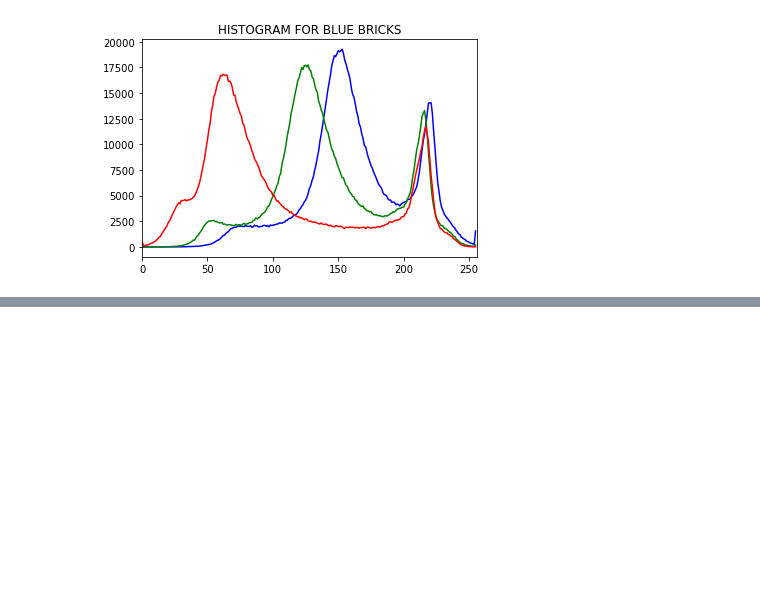
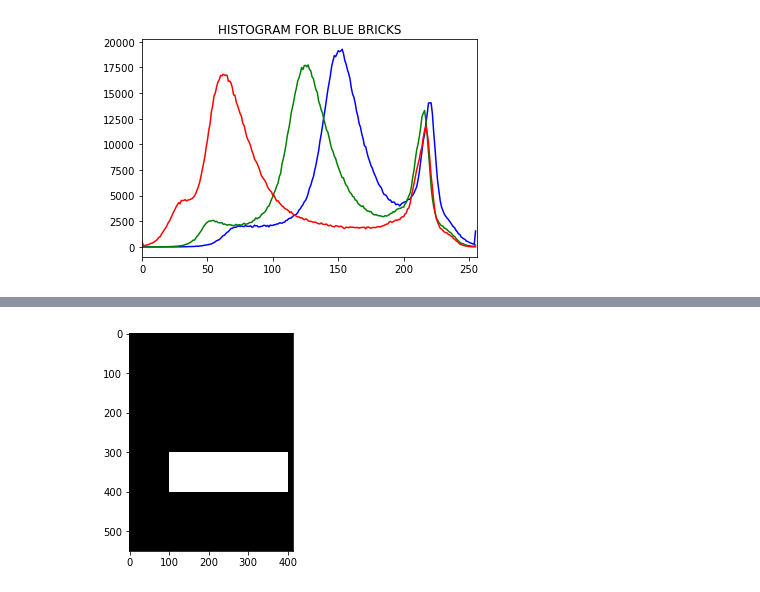
Before and after one commit to Dancan1998/Computer-Vision-Basics, a Jupyter notebook: Histograms.ipynb, the cells around one changed output, grey strips where cells are left out. Cells and saved outputs as stored; diff of their text form; code cells hidden in the pictures; blank space fills up the shorter version.

```diff
--- a/Histograms.ipynb
+++ b/Histograms.ipynb
@@ -47,0 +63,6 @@ plt.title('HISTOGRAM FOR BLUE BRICKS');
+# %%
+mask[300:400,100:400] = 255
+# %%
+plt.imshow(mask, cmap='gray');
+# %% [output]
+[figure, added]
```
Also changed, not shown: parts of 12 cells of this notebook.
